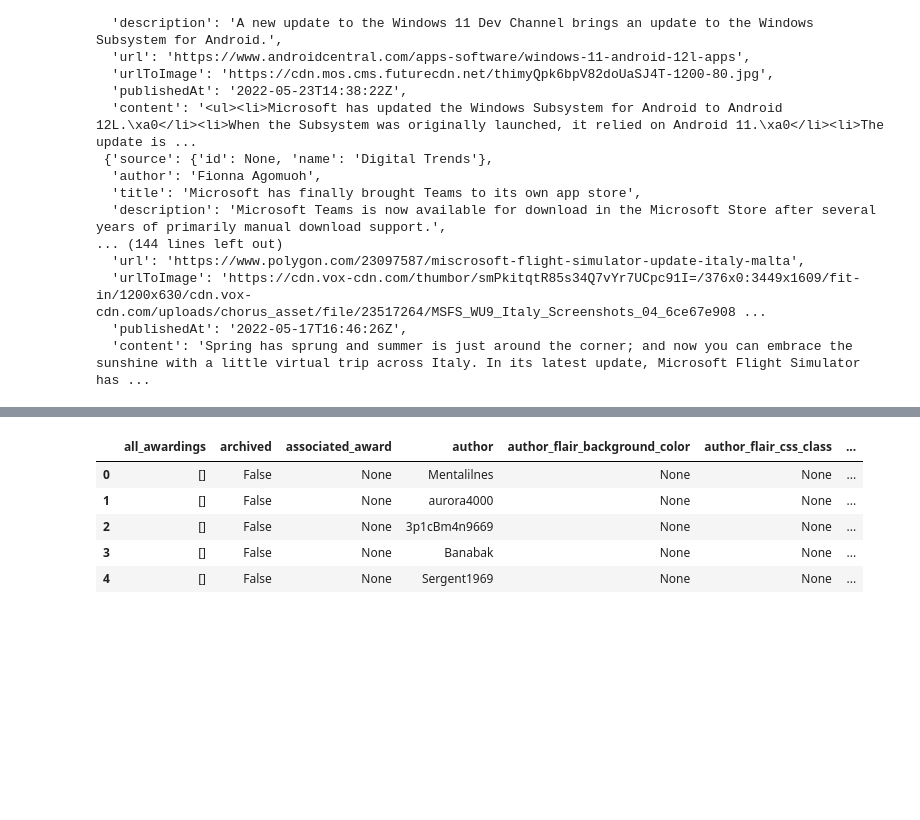
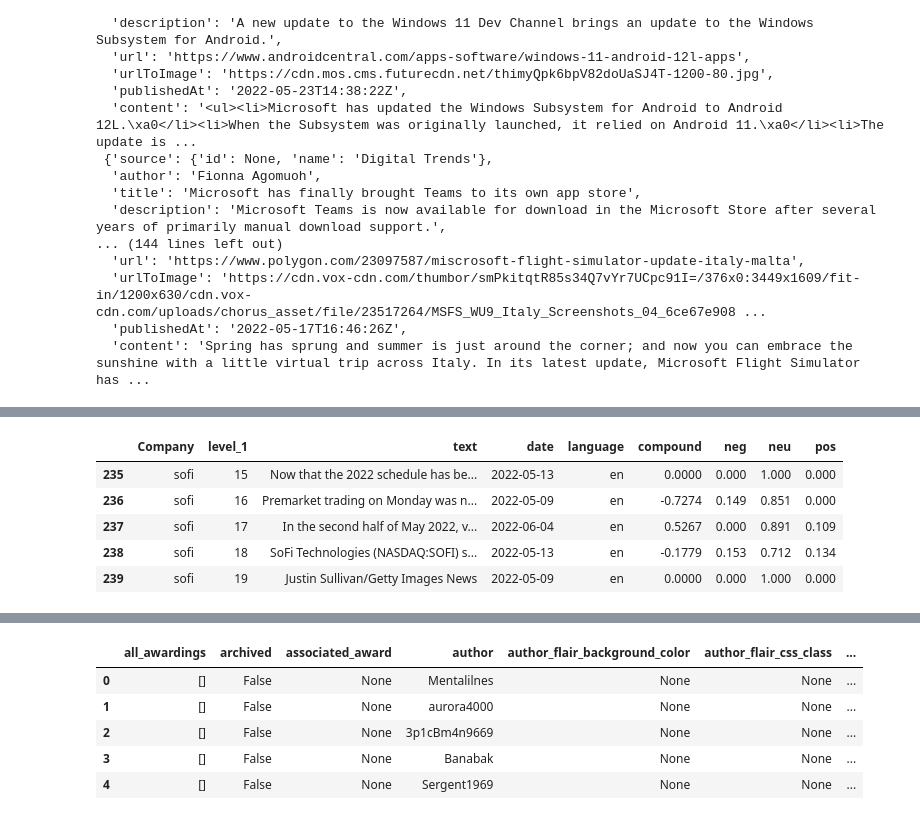
Before and after one commit to JoeHGeoghegan/P2G2-ProjectGit, a Jupyter notebook: Notebooks/Krista.ipynb, the cells around one changed output, grey strips where cells are left out. Drawn from its saved outputs; the diff is of its cells as text; code cells hidden in the pictures; blank space fills up the shorter version.

```diff
--- a/Notebooks/Krista.ipynb
+++ b/Notebooks/Krista.ipynb
@@ -59,8 +59,6 @@ def form_df(keywords):
             date = article['publishedAt'][:10]
 
             articles.append({
-                'title' : title,
-                'description' : description,
                 'text' : text,
                 'date' : date,
                 'language' : 'en'
@@ -139,0 +132,21 @@ form_df('BlackRock AND BLK')
+# %%
+apple = form_df('apple')
+netflix = form_df('netflix')
+facebook = form_df('facebook')
+uber = form_df('uber')
+microchip = form_df('microchip technology')
+airbnb = form_df('airbnb')
+diamondback = form_df('diamond back energy')
+marathon = form_df('marathon oil corp')
+devon = form_df('devon energy corp')
+sunpower = form_df('sunpower corp')
+renewable = form_df('renewable energy group inc')
+mckinsey = form_df('mckinsey & company')
+blackrock = form_df('blackrock')
+paypal = form_df('paypal')
+mercadolibre = form_df('mercadolibre inc')
+sofi = form_df('sofi')
+all_df = pd.concat([apple, netflix,facebook,uber,microchip, airbnb,diamondback,marathon, devon, sunpower, renewable, mckinsey, blackrock, paypal, mercadolibre,sofi],
+                    keys=['apple', 'netflix','facebook','uber','microchip', 'airbnb','diamondback','marathon', 'devon', 'sunpower', 'renewable', 'mckinsey', 'blackrock', 'paypal', 'mercadolibre','sofi'],
+                    names=['Company'], axis=0)
+all_df.head()
@@ -139,0 +163,11 @@ form_df('BlackRock AND BLK')
+# %%
+all_df = all_df.reset_index()
+# %%
+all_df.tail()
+# %% [output]
+|  | Company | level_1 | text | date | language | compound | neg | neu | pos |
+| 235 | sofi | 15 | Now that the 2022 schedule has be... | 2022-05-13 | en | 0.0000 | 0.000 | 1.000 | 0.000 |
+| 236 | sofi | 16 | Premarket trading on Monday was n... | 2022-05-09 | en | -0.7274 | 0.149 | 0.851 | 0.000 |
+| 237 | sofi | 17 | In the second half of May 2022, v... | 2022-06-04 | en | 0.5267 | 0.000 | 0.891 | 0.109 |
+| 238 | sofi | 18 | SoFi Technologies (NASDAQ:SOFI) s... | 2022-05-13 | en | -0.1779 | 0.153 | 0.712 | 0.134 |
+| 239 | sofi | 19 | Justin Sullivan/Getty Images News | 2022-05-09 | en | 0.0000 | 0.000 | 1.000 | 0.000 |
```
Also changed, not shown: parts of 38 cells of this notebook, 2 other files.
